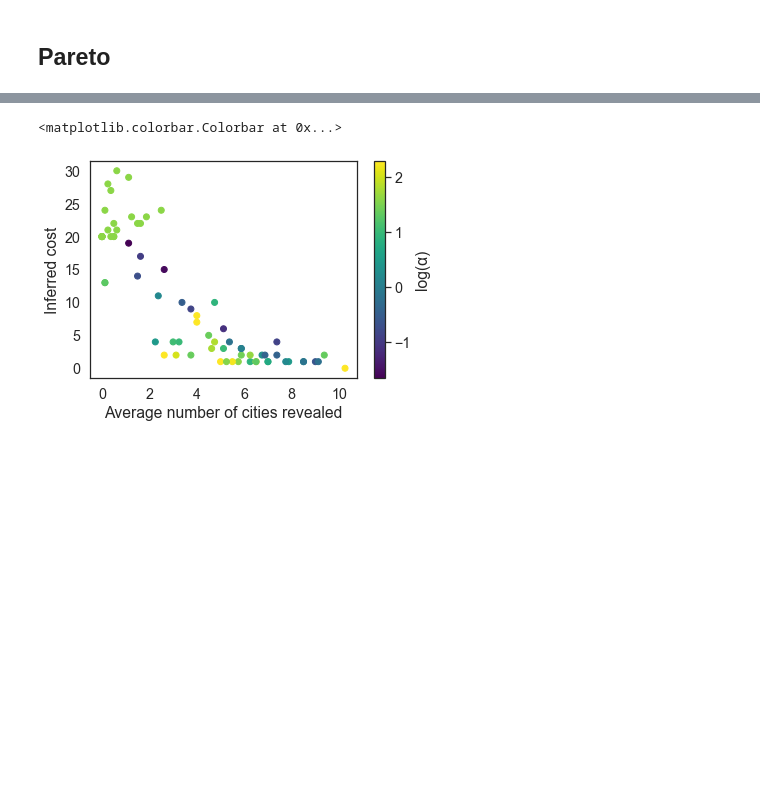
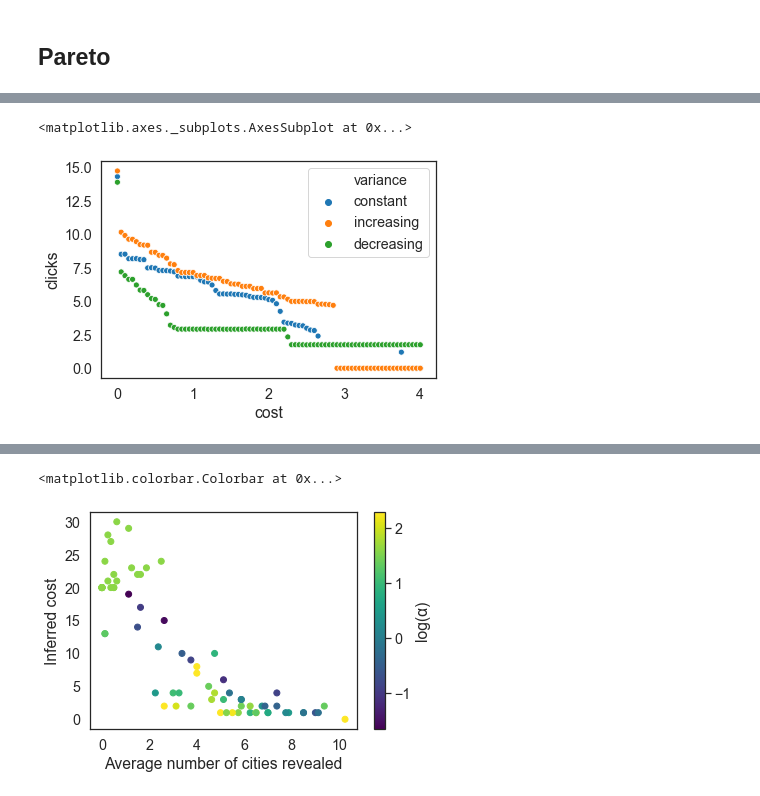
Before and after one commit to fredcallaway/rational-resources-planning, a Jupyter notebook: plots.ipynb, the cells around one changed output, grey strips where cells are left out. Cells and saved outputs as stored; diff of their text form; code cells hidden in the pictures; blank space fills up the shorter version.

```diff
--- a/plots.ipynb
+++ b/plots.ipynb
@@ -225,0 +120,6 @@ cost.Baseline.mean(), cost.Icelandic.mean()
+# %%
+sns.scatterplot('cost', 'clicks', hue='variance',
+                data=model_pareto.reset_index().query('model == "Optimal" and cost < 100'))
+# %% [output]
+<matplotlib.axes._subplots.AxesSubplot at 0x...>
+[figure, added]
```
Also changed, not shown: parts of 43 cells of this notebook, 30 other files.
